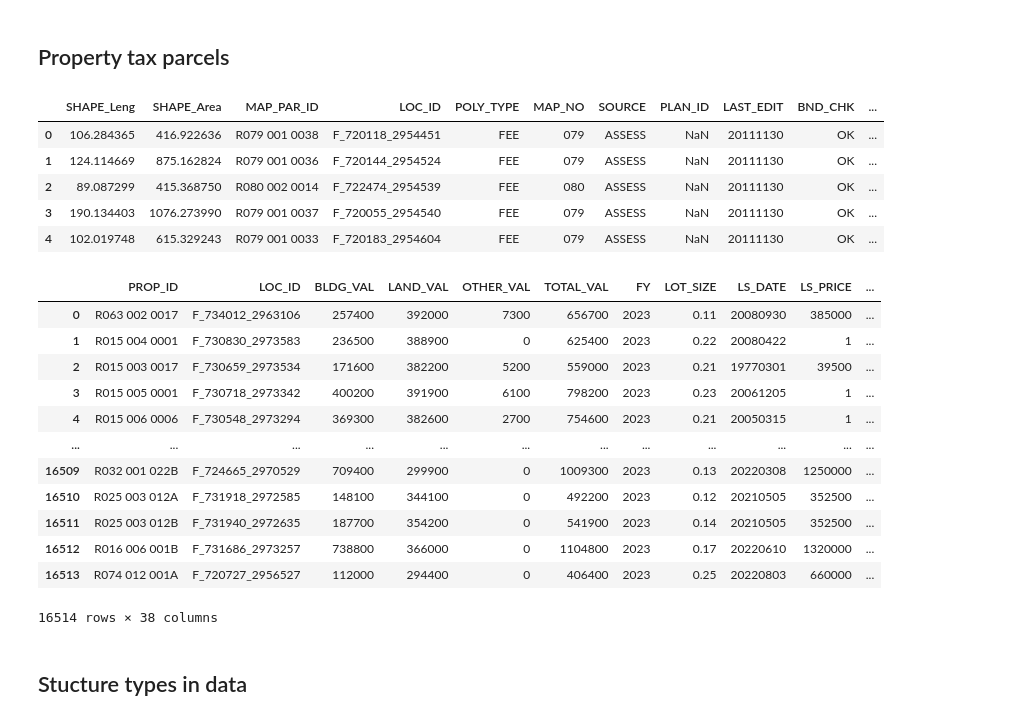
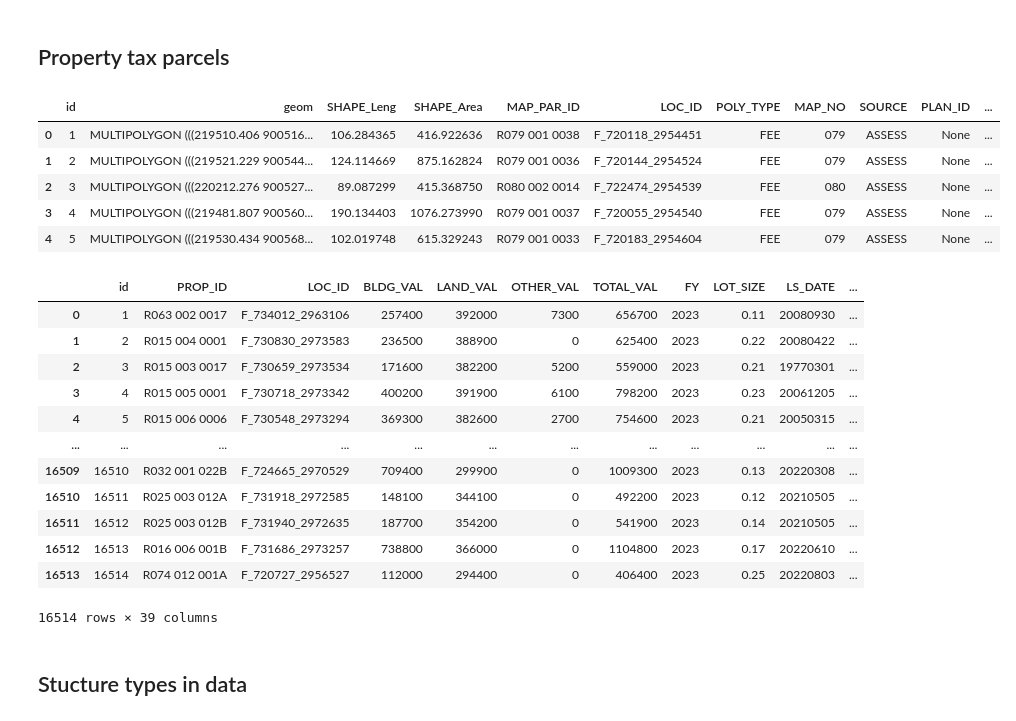
Before and after one commit to tjrileywisc/waltham_gis, a Jupyter notebook: investigations/sfh_vs_mfh/notebook.ipynb, the cells around one changed output. Saved outputs shown, nothing was run; the diff lists cells and outputs as text; code cells hidden in the pictures.

```diff
--- a/investigations/sfh_vs_mfh/notebook.ipynb
+++ b/investigations/sfh_vs_mfh/notebook.ipynb
@@ -8,13 +8,12 @@ import pandas as pd
 import numpy as np
 import geopandas as geo_pd
 import seaborn as sns
-from dbfread import DBF
-from io import BytesIO
-from dvc.api import DVCFileSystem
-from zipfile import ZipFile
 import matplotlib.pyplot as plt
+
+from data.connect_db import get_db
+
+con = get_db()
+
 %matplotlib inline
-
-fs = DVCFileSystem("https://github.com/tjrileywisc/waltham_etl")
 # %% [markdown]
 ## Political divisions
@@ -39,50 +35,49 @@ wards_df.head()
 ## Property tax parcels
 # %%
 
-with fs.open("data/gis/L3_SHP_M308_WALTHAM.zip") as f:
-    content = BytesIO(f.read())
-    zip = ZipFile(content)
-    zip.extractall("../../data/gis")
-    property_shapefiles_df = geo_pd.read_file("../../data/gis/L3_SHP_M308_WALTHAM/M308TaxPar_CY22_FY23.shp")
-    property_shapefiles_df['centroid'] = property_shapefiles_df['geometry'].apply(lambda x: x.centroid)
+query = "select * from \"M308TaxPar_CY22_FY23\""
 
-    assessments_table = DBF("../../data/gis/L3_SHP_M308_WALTHAM/M308Assess_CY22_FY23.dbf", load=True)
-    assessments_df = pd.DataFrame([dict(r) for r in assessments_table.records])
+property_shapefiles_df = geo_pd.read_postgis(query, con)
+property_shapefiles_df['centroid'] = property_shapefiles_df['geom'].apply(lambda x: x.centroid)
 
-    def home_style(x):
-        if int(x) == 101:
-            return "SFH"
-        elif int(x) > 102 and int(x) <= 112:
-            return "MFH"
+query = "select * from \"M308Assess_CY22_FY23\""
 
-        return "OTHER OR NON HOME"
+assessments_df = pd.read_sql(query, con)
 
-    assessments_df["HOME_STYLE"] = assessments_df["USE_CODE"].apply(lambda x: home_style(x))
+def home_style(x):
+    if int(x) == 101:
+        return "SFH"
+    elif int(x) > 102 and int(x) <= 112:
+        return "MFH"
+
+    return "OTHER OR NON HOME"
+
+assessments_df["HOME_STYLE"] = assessments_df["USE_CODE"].apply(lambda x: home_style(x))
 
 property_shapefiles_df.head()
 # %% [output]
-|  | SHAPE_Leng | SHAPE_Area | MAP_PAR_ID | LOC_ID | POLY_TYPE | MAP_NO | SOURCE | PLAN_ID | LAST_EDIT | BND_CHK | ... |
-| 0 | 106.284365 | 416.922636 | R079 001 0038 | F_720118_2954451 | FEE | 079 | ASSESS | NaN | 20111130 | OK | ... |
-| 1 | 124.114669 | 875.162824 | R079 001 0036 | F_720144_2954524 | FEE | 079 | ASSESS | NaN | 20111130 | OK | ... |
-| 2 | 89.087299 | 415.368750 | R080 002 0014 | F_722474_2954539 | FEE | 080 | ASSESS | NaN | 20111130 | OK | ... |
-| 3 | 190.134403 | 1076.273990 | R079 001 0037 | F_720055_2954540 | FEE | 079 | ASSESS | NaN | 20111130 | OK | ... |
-| 4 | 102.019748 | 615.329243 | R079 001 0033 | F_720183_2954604 | FEE | 079 | ASSESS | NaN | 20111130 | OK | ... |
+|  | id | geom | SHAPE_Leng | SHAPE_Area | MAP_PAR_ID | LOC_ID | POLY_TYPE | MAP_NO | SOURCE | PLAN_ID | ... |
+| 0 | 1 | MULTIPOLYGON (((219510.406 900516... | 106.284365 | 416.922636 | R079 001 0038 | F_720118_2954451 | FEE | 079 | ASSESS | None | ... |
+| 1 | 2 | MULTIPOLYGON (((219521.229 900544... | 124.114669 | 875.162824 | R079 001 0036 | F_720144_2954524 | FEE | 079 | ASSESS | None | ... |
+| 2 | 3 | MULTIPOLYGON (((220212.276 900527... | 89.087299 | 415.368750 | R080 002 0014 | F_722474_2954539 | FEE | 080 | ASSESS | None | ... |
+| 3 | 4 | MULTIPOLYGON (((219481.807 900560... | 190.134403 | 1076.273990 | R079 001 0037 | F_720055_2954540 | FEE | 079 | ASSESS | None | ... |
+| 4 | 5 | MULTIPOLYGON (((219530.434 900568... | 102.019748 | 615.329243 | R079 001 0033 | F_720183_2954604 | FEE | 079 | ASSESS | None | ... |
 # %%
 assessments_df
 # %% [output]
-|  | PROP_ID | LOC_ID | BLDG_VAL | LAND_VAL | OTHER_VAL | TOTAL_VAL | FY | LOT_SIZE | LS_DATE | LS_PRICE | ... |
-| 0 | R063 002 0017 | F_734012_2963106 | 257400 | 392000 | 7300 | 656700 | 2023 | 0.11 | 20080930 | 385000 | ... |
-| 1 | R015 004 0001 | F_730830_2973583 | 236500 | 388900 | 0 | 625400 | 2023 | 0.22 | 20080422 | 1 | ... |
-| 2 | R015 003 0017 | F_730659_2973534 | 171600 | 382200 | 5200 | 559000 | 2023 | 0.21 | 19770301 | 39500 | ... |
-| 3 | R015 005 0001 | F_730718_2973342 | 400200 | 391900 | 6100 | 798200 | 2023 | 0.23 | 20061205 | 1 | ... |
-| 4 | R015 006 0006 | F_730548_2973294 | 369300 | 382600 | 2700 | 754600 | 2023 | 0.21 | 20050315 | 1 | ... |
+|  | id | PROP_ID | LOC_ID | BLDG_VAL | LAND_VAL | OTHER_VAL | TOTAL_VAL | FY | LOT_SIZE | LS_DATE | ... |
+| 0 | 1 | R063 002 0017 | F_734012_2963106 | 257400 | 392000 | 7300 | 656700 | 2023 | 0.11 | 20080930 | ... |
+| 1 | 2 | R015 004 0001 | F_730830_2973583 | 236500 | 388900 | 0 | 625400 | 2023 | 0.22 | 20080422 | ... |
+| 2 | 3 | R015 003 0017 | F_730659_2973534 | 171600 | 382200 | 5200 | 559000 | 2023 | 0.21 | 19770301 | ... |
+| 3 | 4 | R015 005 0001 | F_730718_2973342 | 400200 | 391900 | 6100 | 798200 | 2023 | 0.23 | 20061205 | ... |
+| 4 | 5 | R015 006 0006 | F_730548_2973294 | 369300 | 382600 | 2700 | 754600 | 2023 | 0.21 | 20050315 | ... |
 | ... | ... | ... | ... | ... | ... | ... | ... | ... | ... | ... | ... |
-| 16509 | R032 001 022B | F_724665_2970529 | 709400 | 299900 | 0 | 1009300 | 2023 | 0.13 | 20220308 | 1250000 | ... |
-| 16510 | R025 003 012A | F_731918_2972585 | 148100 | 344100 | 0 | 492200 | 2023 | 0.12 | 20210505 | 352500 | ... |
-| 16511 | R025 003 012B | F_731940_2972635 | 187700 | 354200 | 0 | 541900 | 2023 | 0.14 | 20210505 | 352500 | ... |
-| 16512 | R016 006 001B | F_731686_2973257 | 738800 | 366000 | 0 | 1104800 | 2023 | 0.17 | 20220610 | 1320000 | ... |
-| 16513 | R074 012 001A | F_720727_2956527 | 112000 | 294400 | 0 | 406400 | 2023 | 0.25 | 20220803 | 660000 | ... |
+| 16509 | 16510 | R032 001 022B | F_724665_2970529 | 709400 | 299900 | 0 | 1009300 | 2023 | 0.13 | 20220308 | ... |
+| 16510 | 16511 | R025 003 012A | F_731918_2972585 | 148100 | 344100 | 0 | 492200 | 2023 | 0.12 | 20210505 | ... |
+| 16511 | 16512 | R025 003 012B | F_731940_2972635 | 187700 | 354200 | 0 | 541900 | 2023 | 0.14 | 20210505 | ... |
+| 16512 | 16513 | R016 006 001B | F_731686_2973257 | 738800 | 366000 | 0 | 1104800 | 2023 | 0.17 | 20220610 | ... |
+| 16513 | 16514 | R074 012 001A | F_720727_2956527 | 112000 | 294400 | 0 | 406400 | 2023 | 0.25 | 20220803 | ... |
-16514 rows × 38 columns
+16514 rows × 39 columns
 # %% [markdown]
 ## Stucture types in data
 # %%
```
Also changed, not shown: parts of 6 cells of this notebook.
